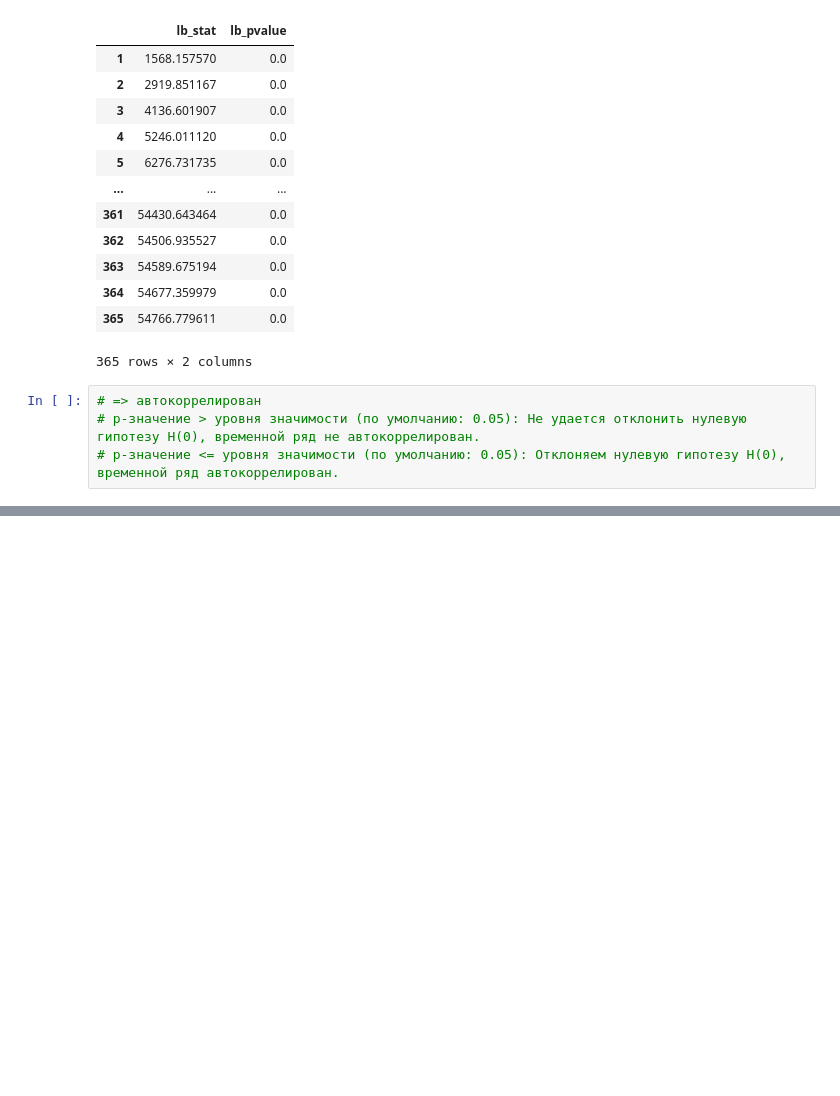
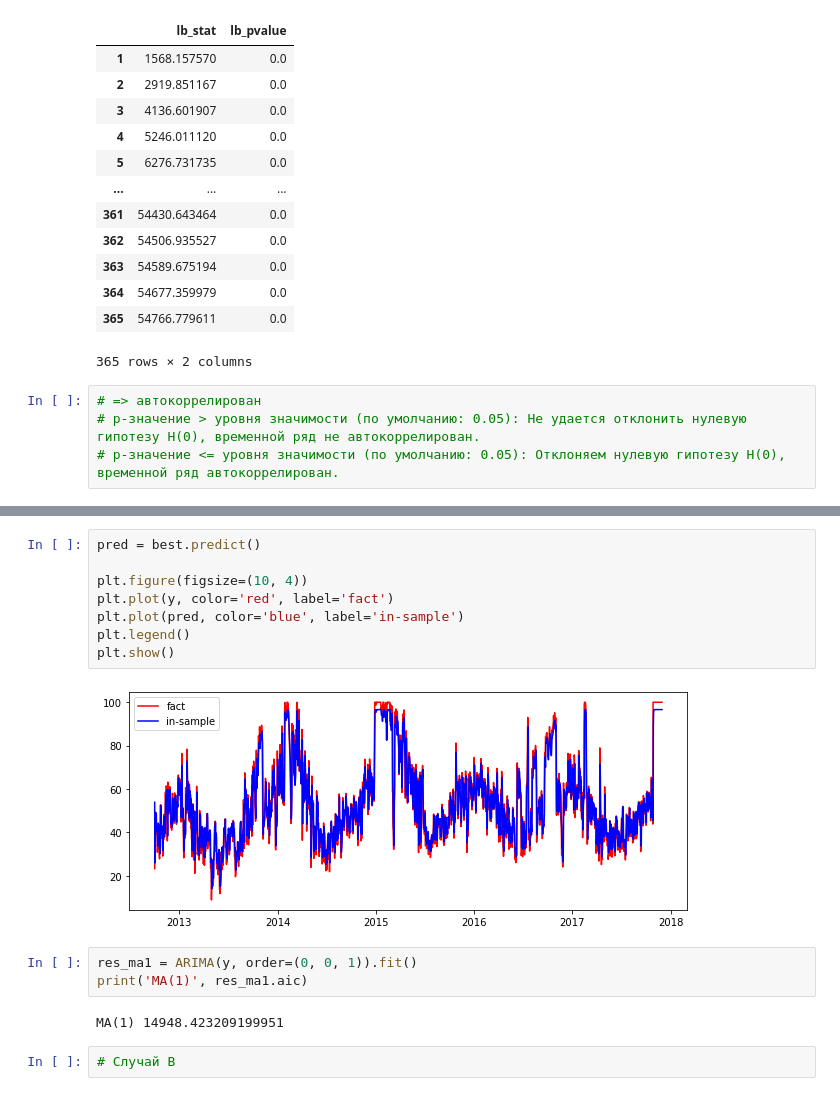
Before and after one commit to niosandd/data-scientist-from-zero-to-pro, a Jupyter notebook: DS ВШЭ/Анализ и прогнозирование временных рядов/DopExample_TS_1_2.ipynb, the cells around one changed output, grey strips where cells are left out. Drawn from its saved outputs; the diff is of its cells as text; blank space fills up the shorter version.

```diff
--- a/DS ВШЭ/Анализ и прогнозирование временных рядов/DopExample_TS_1_2.ipynb
+++ b/DS ВШЭ/Анализ и прогнозирование временных рядов/DopExample_TS_1_2.ipynb
@@ -453,0 +500,17 @@ acorr_ljungbox(humidity_eilat_day, return_df=True, lags=365)
+# %%
+pred = best.predict()
+
+plt.figure(figsize=(10, 4))
+plt.plot(y, color='red', label='fact')
+plt.plot(pred, color='blue', label='in-sample')
+plt.legend()
+plt.show()
+# %% [output]
+[figure, added]
+# %%
+res_ma1 = ARIMA(y, order=(0, 0, 1)).fit()
+print('MA(1)', res_ma1.aic)
+# %% [output]
+MA(1) 14948.423209199951
+# %%
+# Случай B
```
Also changed, not shown: parts of 86 cells of this notebook, 27 other files.
